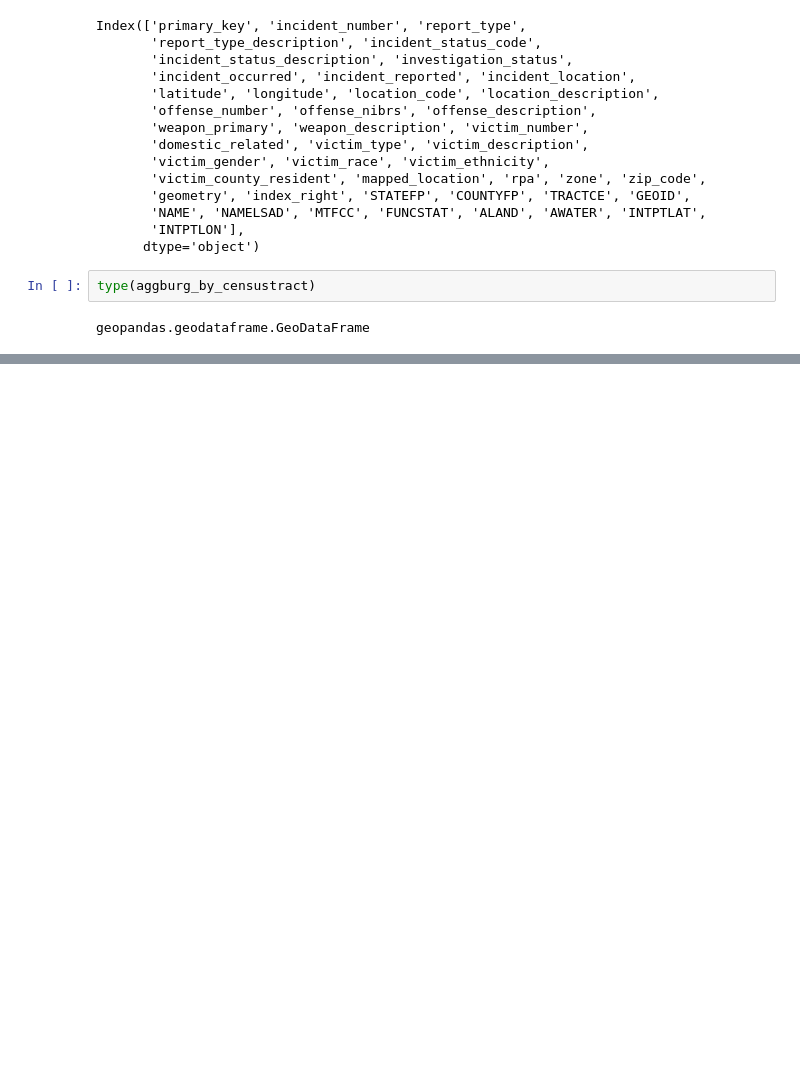
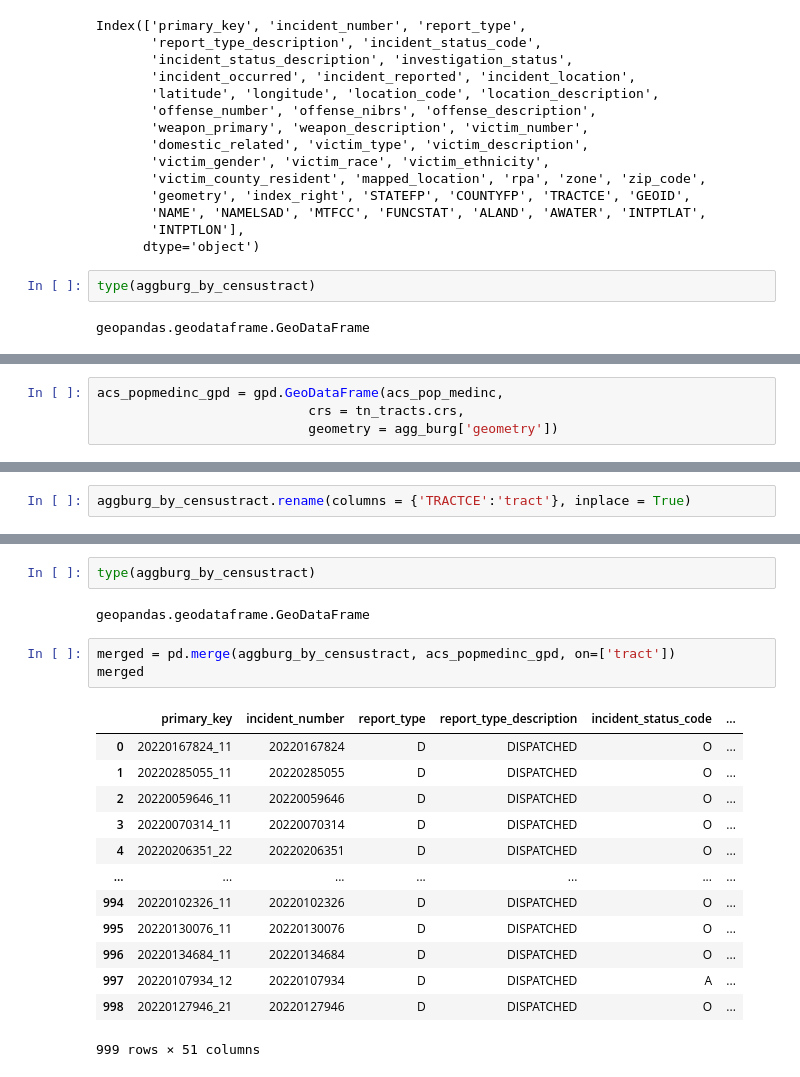
Before and after one commit to nss-data-science-cohort-6/api_project-jolly_ranchers, a Jupyter notebook: JR_API.ipynb, the cells around one changed output, grey strips where cells are left out. Saved outputs shown, nothing was run; the diff lists cells and outputs as text; blank space fills up the shorter version.

```diff
--- a/JR_API.ipynb
+++ b/JR_API.ipynb
@@ -317,0 +356,4 @@ aggburg_by_censustract.groupby("NAMESLAD")["incident_number"]
+# %%
+acs_popmedinc_gpd = gpd.GeoDataFrame(acs_pop_medinc,
+                           crs = tn_tracts.crs,
+                           geometry = agg_burg['geometry'])
@@ -317,0 +373,2 @@ aggburg_by_censustract.groupby("NAMESLAD")["incident_number"]
+# %%
+aggburg_by_censustract.rename(columns = {'TRACTCE':'tract'}, inplace = True)
@@ -317,0 +385,21 @@ aggburg_by_censustract.groupby("NAMESLAD")["incident_number"]
+# %%
+type(aggburg_by_censustract)
+# %% [output]
+geopandas.geodataframe.GeoDataFrame
+# %%
+merged = pd.merge(aggburg_by_censustract, acs_popmedinc_gpd, on=['tract'])
+merged
+# %% [output]
+|  | primary_key | incident_number | report_type | report_type_description | incident_status_code | ... |
+| 0 | 20220167824_11 | 20220167824 | D | DISPATCHED | O | ... |
+| 1 | 20220285055_11 | 20220285055 | D | DISPATCHED | O | ... |
+| 2 | 20220059646_11 | 20220059646 | D | DISPATCHED | O | ... |
+| 3 | 20220070314_11 | 20220070314 | D | DISPATCHED | O | ... |
+| 4 | 20220206351_22 | 20220206351 | D | DISPATCHED | O | ... |
+| ... | ... | ... | ... | ... | ... | ... |
+| 994 | 20220102326_11 | 20220102326 | D | DISPATCHED | O | ... |
+| 995 | 20220130076_11 | 20220130076 | D | DISPATCHED | O | ... |
+| 996 | 20220134684_11 | 20220134684 | D | DISPATCHED | O | ... |
+| 997 | 20220107934_12 | 20220107934 | D | DISPATCHED | A | ... |
+| 998 | 20220127946_21 | 20220127946 | D | DISPATCHED | O | ... |
+999 rows × 51 columns
```
Also changed, not shown: parts of 10 cells of this notebook.
